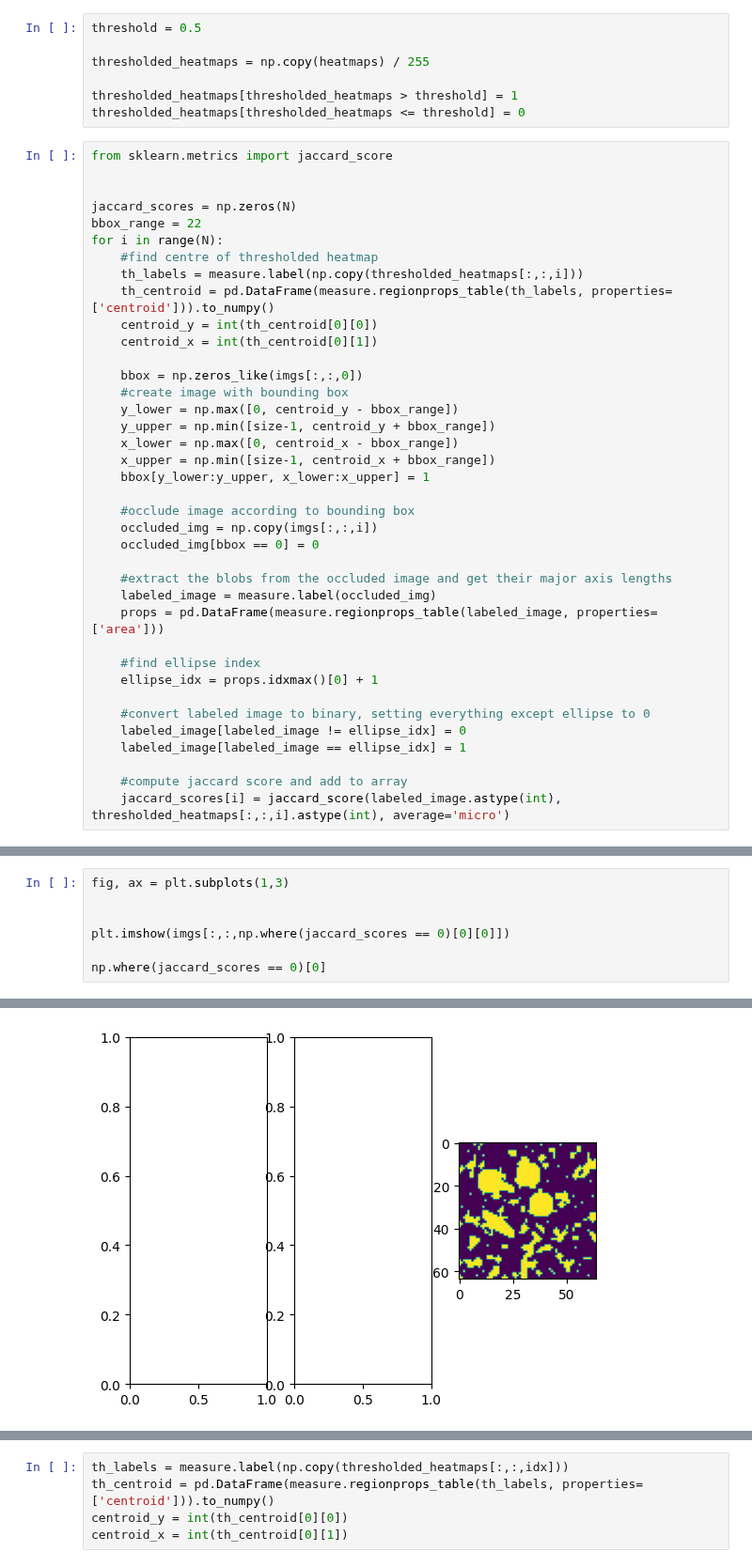
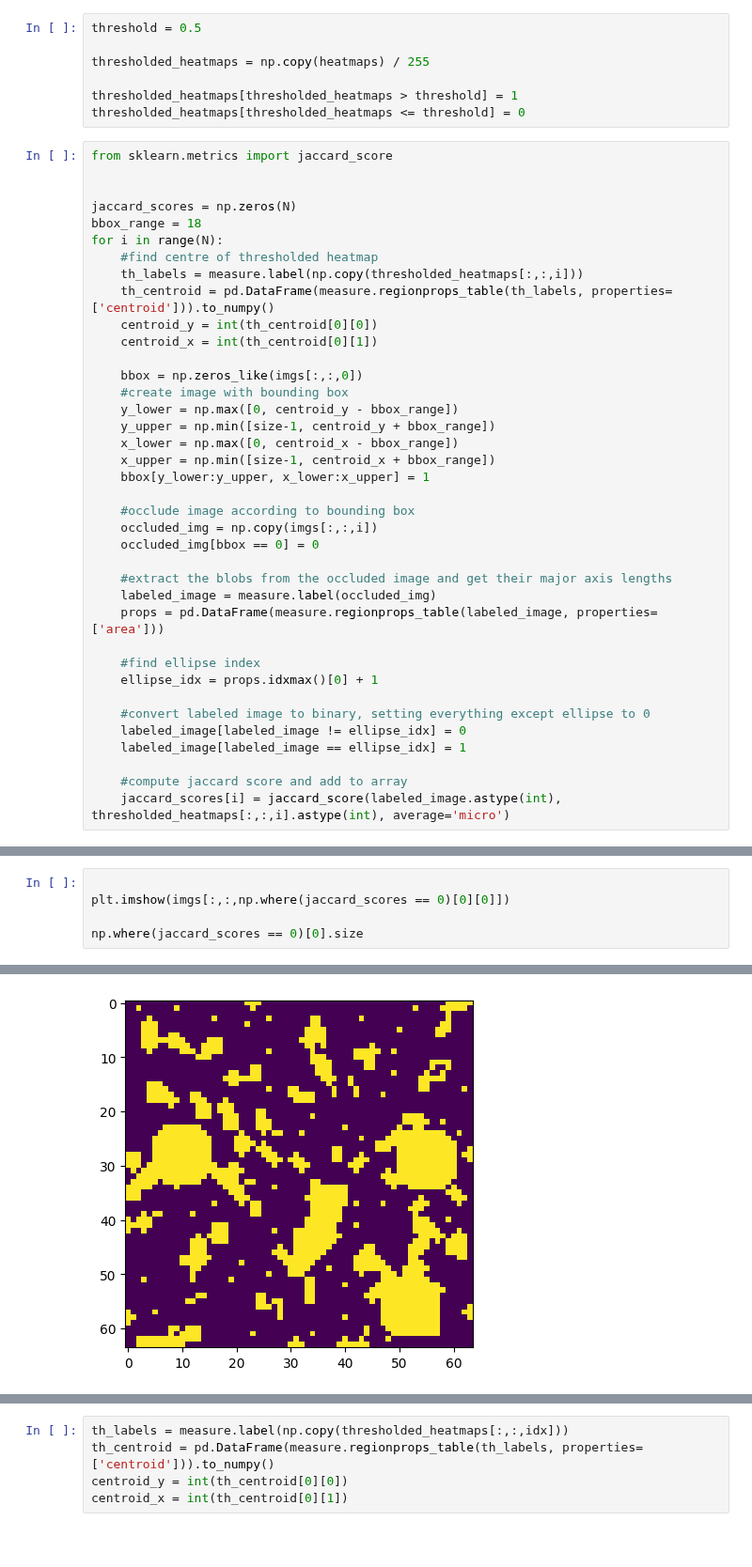
Before and after one commit to Kayzi0/ExplainBlobs, a Jupyter notebook: eval.ipynb, the cells around one changed output, grey strips where cells are left out. Shown at 94% size. Saved outputs shown, nothing was run; the diff lists cells and outputs as text; blank space fills up the shorter version.

```diff
--- a/eval.ipynb
+++ b/eval.ipynb
@@ -53,7 +53,7 @@ from sklearn.metrics import jaccard_score
 
 
 jaccard_scores = np.zeros(N)
-bbox_range = 22
+bbox_range = 18
 for i in range(N):
     #find centre of thresholded heatmap
     th_labels = measure.label(np.copy(thresholded_heatmaps[:,:,i]))
@@ -89,8 +91,6 @@ for i in range(N):
 # %%
-fig, ax = plt.subplots(1,3)
-
 
 plt.imshow(imgs[:,:,np.where(jaccard_scores == 0)[0][0]])
 
-np.where(jaccard_scores == 0)[0]
+np.where(jaccard_scores == 0)[0].size
 # %% [output]
@@ -112,3 +98,3 @@ array([  0,   3,   6,   8,  16,  41,  45,  50,  52,  54,  55,  57,  67,
-[figure, old version]
+[figure, new version]
 # %%
 fig, ax = plt.subplots(1,3)
```
Also changed, not shown: parts of 8 cells of this notebook.
